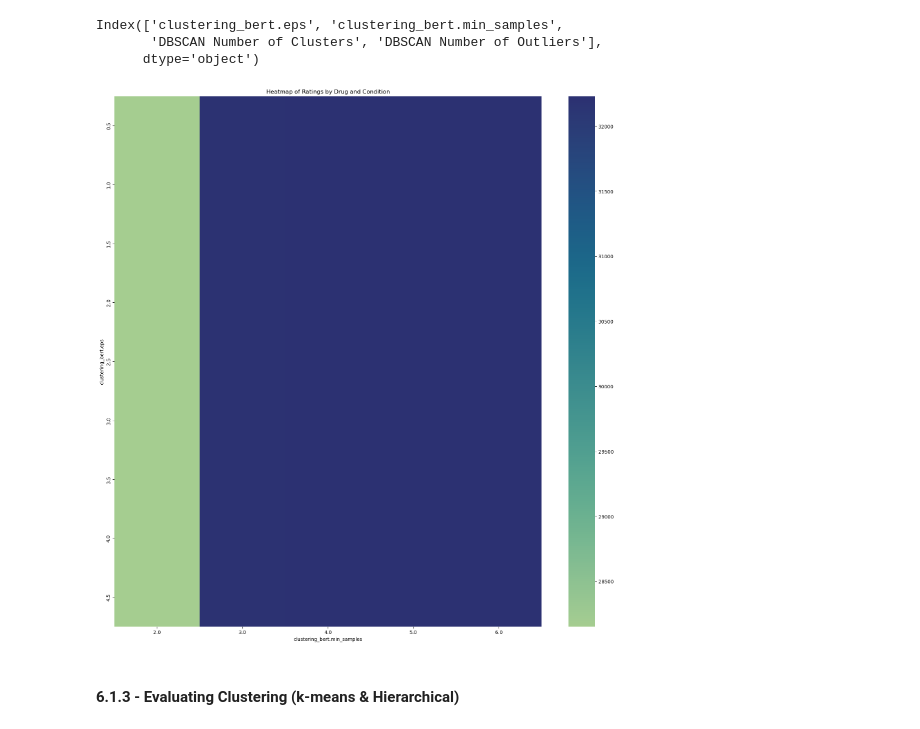
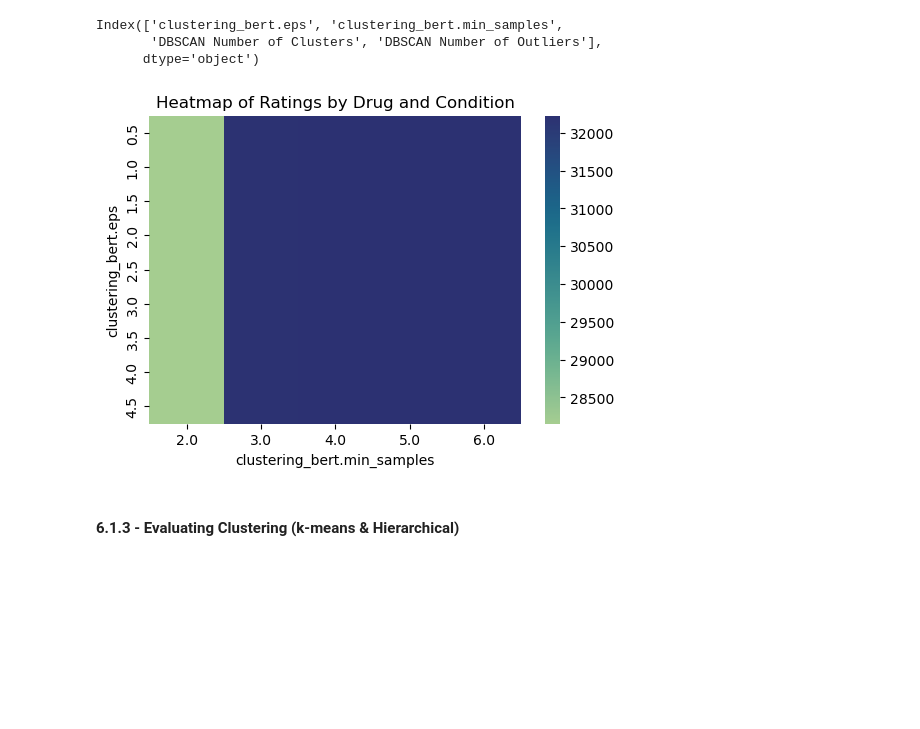
Before and after one commit to sean7x/medicinal-narratives, a Jupyter notebook: notebooks/data_prep_eda.ipynb, the cells around one changed output. Cells and saved outputs as stored; diff of their text form; code cells hidden in the pictures; blank space fills up the shorter version.

Commit message:
Move exp results

```diff
--- a/notebooks/data_prep_eda.ipynb
+++ b/notebooks/data_prep_eda.ipynb
@@ -627,7 +627,7 @@ Davies-Bouldin Score: 1.2142116038045407
 # %% [markdown]
 #### 6.1.2 - Evaluating Clustering (DBSCAN)
 # %%
-dbscan_exps = pd.read_csv('../clustering_bert/dbscan_exps.csv')
+dbscan_exps = pd.read_csv('../exp_results/dbscan_exps.csv')
 dbscan_exps.columns
 # %% [output]
 Index(['clustering_bert.eps', 'clustering_bert.min_samples',
@@ -636,16 +636,16 @@ Index(['clustering_bert.eps', 'clustering_bert.min_samples',
 # %%
 # Heatmap of Num_Outliers by eps and min_samples
 agg_dbscan_exps = dbscan_exps.groupby(['clustering_bert.eps', 'clustering_bert.min_samples'])['DBSCAN Number of Outliers'].mean().reset_index()
 pivot_dbscan_exps = pd.pivot_table(agg_dbscan_exps, values='DBSCAN Number of Outliers', index='clustering_bert.eps', columns='clustering_bert.min_samples')
 
-plt.figure(figsize=(20, 20))
+plt.figure(figsize=(6, 4))
 sns.heatmap(pivot_dbscan_exps, annot=False, fmt='.0f', cbar=True, cmap='crest')
 plt.title('Heatmap of Ratings by Drug and Condition')
 #plt.xlabel('drugName')
 #plt.ylabel('condition')
 plt.show()
 # %% [output]
-[figure, old version]
+[figure, new version]
 # %% [markdown]
 #### 6.1.3 - Evaluating Clustering (k-means & Hierarchical)
 # %%
```
Also changed, not shown: parts of 1 cell of this notebook, 2 other files.
